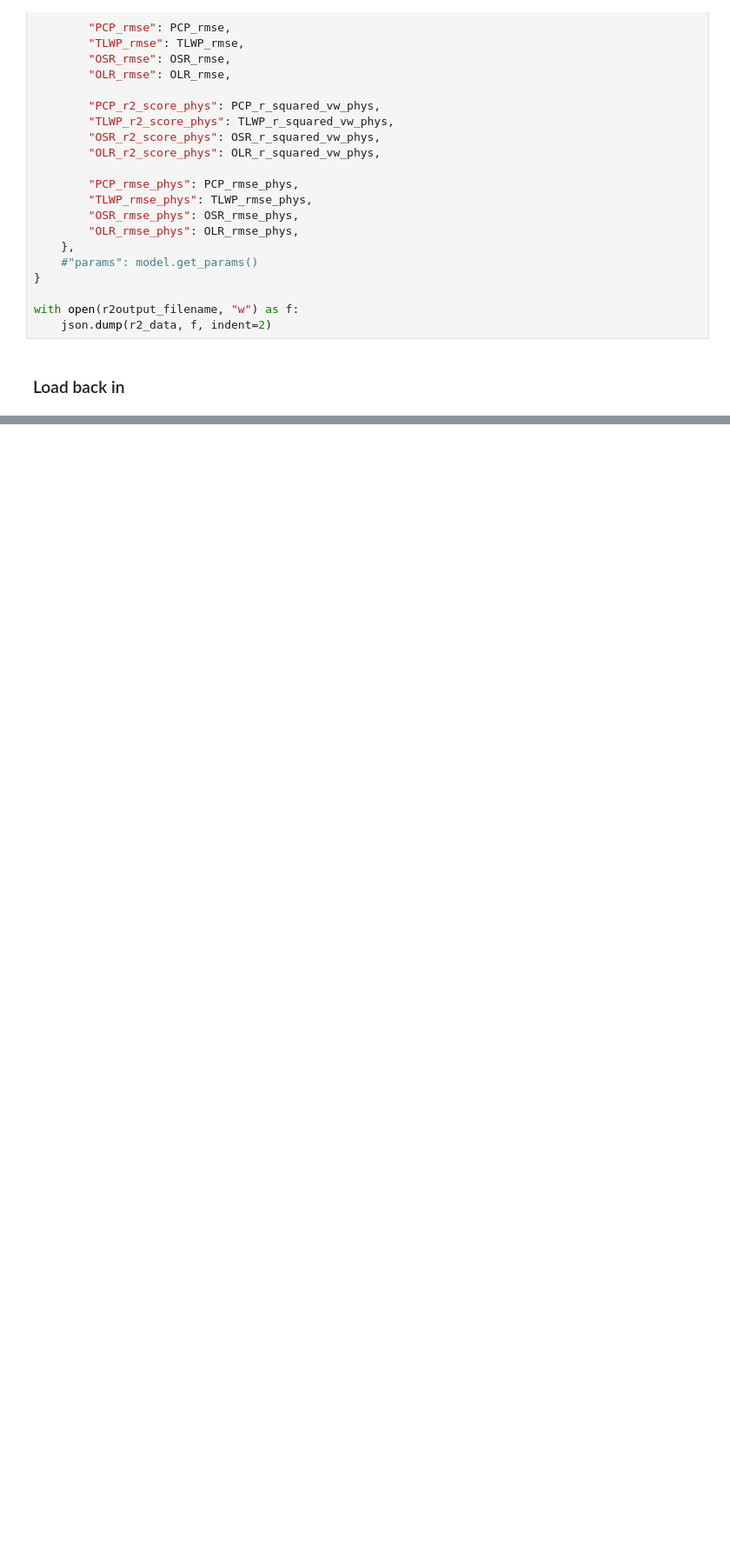
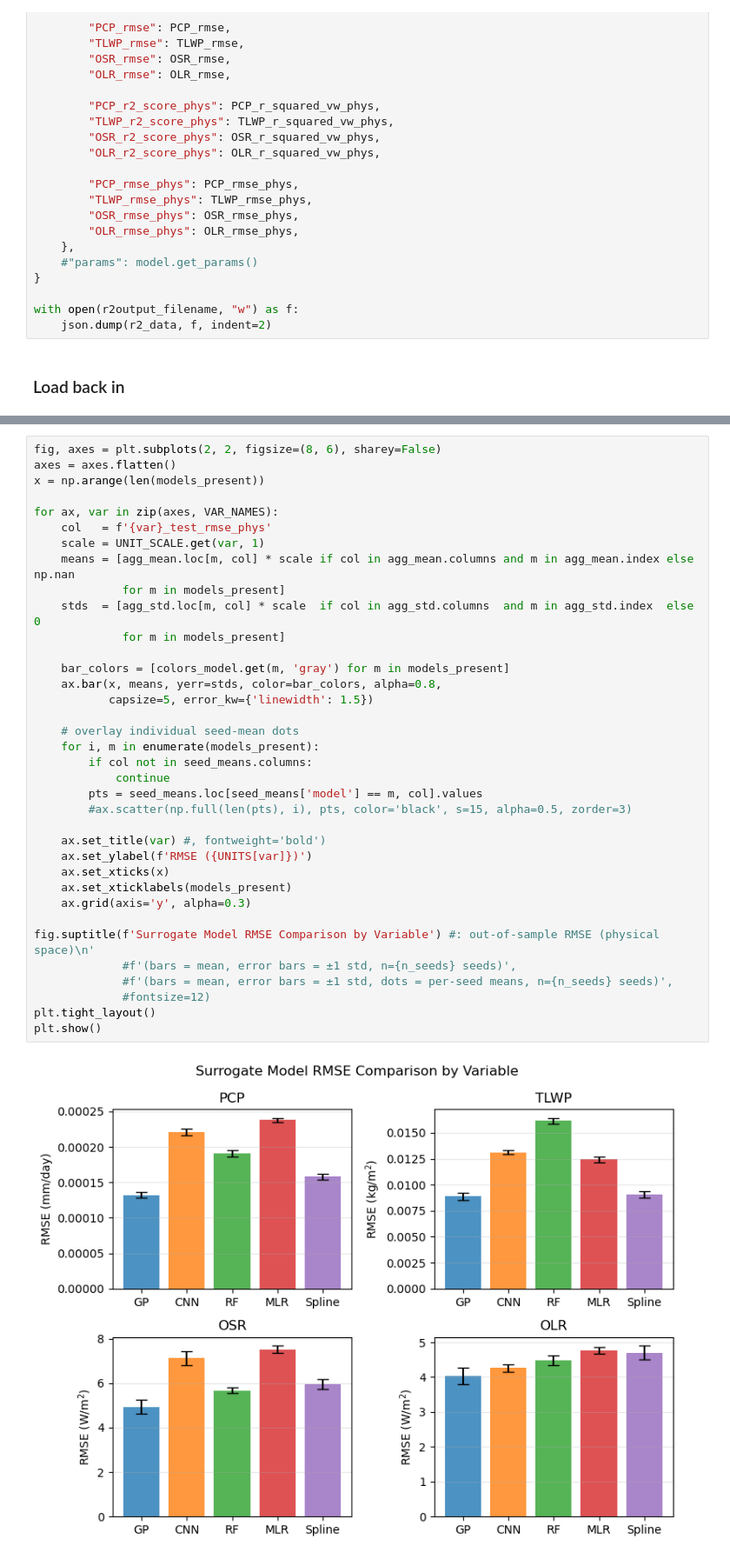
Before and after one commit to JenniferNPaige/SCREAM_Autotuning, a Jupyter notebook: 02_surrogate_modeling/Final_Surrogate_Kfolds_masked.ipynb, the cells around one changed output, grey strips where cells are left out. Shown at 87% size. Saved outputs shown, nothing was run; the diff lists cells and outputs as text; blank space fills up the shorter version.

```diff
--- a/02_surrogate_modeling/Final_Surrogate_Kfolds_masked.ipynb
+++ b/02_surrogate_modeling/Final_Surrogate_Kfolds_masked.ipynb
@@ -1215,0 +1446,38 @@ display(df_mean.round(4).filter(like='test_rmse_phys'))
+# %%
+fig, axes = plt.subplots(2, 2, figsize=(8, 6), sharey=False)
+axes = axes.flatten()
+x = np.arange(len(models_present))
+
+for ax, var in zip(axes, VAR_NAMES):
+    col   = f'{var}_test_rmse_phys'
+    scale = UNIT_SCALE.get(var, 1)
+    means = [agg_mean.loc[m, col] * scale if col in agg_mean.columns and m in agg_mean.index else np.nan
+             for m in models_present]
+    stds  = [agg_std.loc[m, col] * scale  if col in agg_std.columns  and m in agg_std.index  else 0
+             for m in models_present]
+
+    bar_colors = [colors_model.get(m, 'gray') for m in models_present]
+    ax.bar(x, means, yerr=stds, color=bar_colors, alpha=0.8,
+           capsize=5, error_kw={'linewidth': 1.5})
+
+    # overlay individual seed-mean dots
+    for i, m in enumerate(models_present):
+        if col not in seed_means.columns:
+            continue
+        pts = seed_means.loc[seed_means['model'] == m, col].values
+        #ax.scatter(np.full(len(pts), i), pts, color='black', s=15, alpha=0.5, zorder=3)
+
+    ax.set_title(var) #, fontweight='bold')
+    ax.set_ylabel(f'RMSE ({UNITS[var]})')
+    ax.set_xticks(x)
+    ax.set_xticklabels(models_present)
+    ax.grid(axis='y', alpha=0.3)
+
+fig.suptitle(f'Surrogate Model RMSE Comparison by Variable') #: out-of-sample RMSE (physical space)\n'
+             #f'(bars = mean, error bars = ±1 std, n={n_seeds} seeds)',
+             #f'(bars = mean, error bars = ±1 std, dots = per-seed means, n={n_seeds} seeds)',
+             #fontsize=12)
+plt.tight_layout()
+plt.show()
+# %% [output]
+[figure, added]
```
Also changed, not shown: parts of 19 cells of this notebook, 13 other files.
